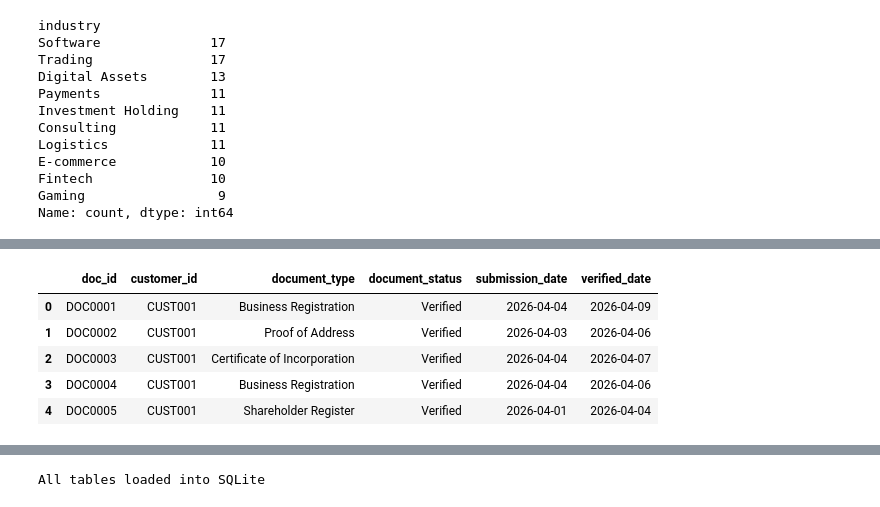
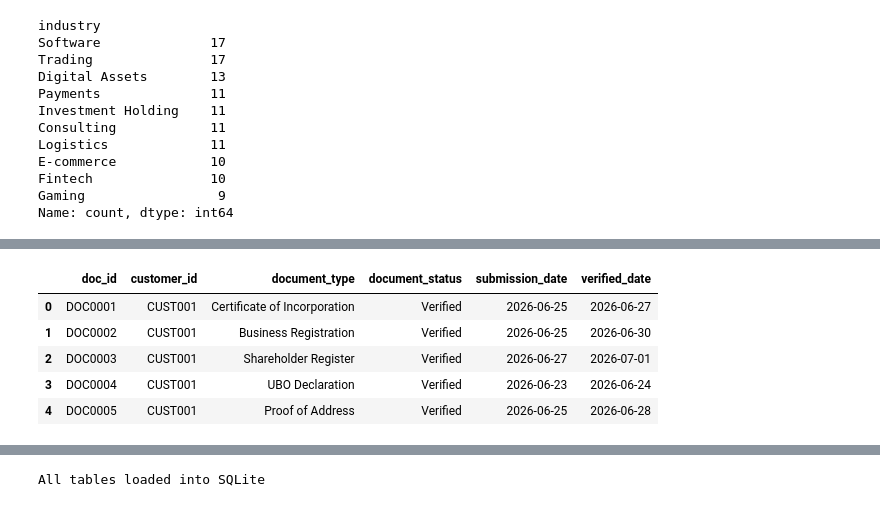
Before and after one commit to FarzeanHassim/kyb-onboarding-stp-risk-scoring-engine, a Jupyter notebook: kyb_onboarding_stp_risk_scoring_engine.ipynb, the cells around one changed output, grey strips where cells are left out. Cells and saved outputs as stored; diff of their text form; code cells hidden in the pictures.

```diff
--- a/kyb_onboarding_stp_risk_scoring_engine.ipynb
+++ b/kyb_onboarding_stp_risk_scoring_engine.ipynb
@@ -173,7 +279,6 @@ This section simulates document collection during onboarding. Each customer is a
 # %%
 # Define common document types requested during KYB onboarding
-
-document_types = [
+required_document_types = [
     "Certificate of Incorporation",
     "Business Registration",
     "Shareholder Register",
@@ -186,47 +291,48 @@ document_statuses = ["Pending", "Verified", "Rejected"]
 kyb_documents = []
 doc_id_counter = 1
 
-# Generate document submissions for each customer
+# Generate one record for each required document type per customer
 for _, row in customers_df.iterrows():
     customer_id = row["customer_id"]
+    created_date = datetime.strptime(row["created_date"], "%Y-%m-%d")
 
-    # Each customer submits between 2 and 5 documents
-    num_docs = random.randint(2, 5)
-
-    for _ in range(num_docs):
-        doc_type = random.choice(document_types)
+    for doc_type in required_document_types:
 
         # Most documents are verified, while some remain pending or are rejected
-        status = np.random.choice(document_statuses, p=[0.2, 0.7, 0.1])
+        status = np.random.choice(
+            document_statuses,
+            p=[0.18, 0.72, 0.10]
+        )
 
-        submission_date = datetime.strptime(row["created_date"], "%Y-%m-%d") + timedelta(days=random.randint(1, 10))
+        submission_date = created_date + timedelta(days=random.randint(1, 10))
 
         # Only verified documents receive a verification date
         if status == "Verified":
             verified_date = submission_date + timedelta(days=random.randint(1, 5))
         else:
             verified_date = None
 
         kyb_documents.append({
             "doc_id": f"DOC{doc_id_counter:04d}",
             "customer_id": customer_id,
             "document_type": doc_type,
             "document_status": status,
             "submission_date": submission_date.date().isoformat(),
             "verified_date": verified_date.date().isoformat() if verified_date else None
         })
 
         doc_id_counter += 1
 
 kyb_documents_df = pd.DataFrame(kyb_documents)
+
 kyb_documents_df.head()
 # %% [output]
 |  | doc_id | customer_id | document_type | document_status | submission_date | verified_date |
-| 0 | DOC0001 | CUST001 | Business Registration | Verified | 2026-04-04 | 2026-04-09 |
-| 1 | DOC0002 | CUST001 | Proof of Address | Verified | 2026-04-03 | 2026-04-06 |
-| 2 | DOC0003 | CUST001 | Certificate of Incorporation | Verified | 2026-04-04 | 2026-04-07 |
-| 3 | DOC0004 | CUST001 | Business Registration | Verified | 2026-04-04 | 2026-04-06 |
-| 4 | DOC0005 | CUST001 | Shareholder Register | Verified | 2026-04-01 | 2026-04-04 |
+| 0 | DOC0001 | CUST001 | Certificate of Incorporation | Verified | 2026-06-25 | 2026-06-27 |
+| 1 | DOC0002 | CUST001 | Business Registration | Verified | 2026-06-25 | 2026-06-30 |
+| 2 | DOC0003 | CUST001 | Shareholder Register | Verified | 2026-06-27 | 2026-07-01 |
+| 3 | DOC0004 | CUST001 | UBO Declaration | Verified | 2026-06-23 | 2026-06-24 |
+| 4 | DOC0005 | CUST001 | Proof of Address | Verified | 2026-06-25 | 2026-06-28 |
 # %%
 # Save file 'data/kyb_documents.csv'
 kyb_documents_df.to_csv("data/kyb_documents.csv", index=False)
```
Also changed, not shown: parts of 117 cells of this notebook.
